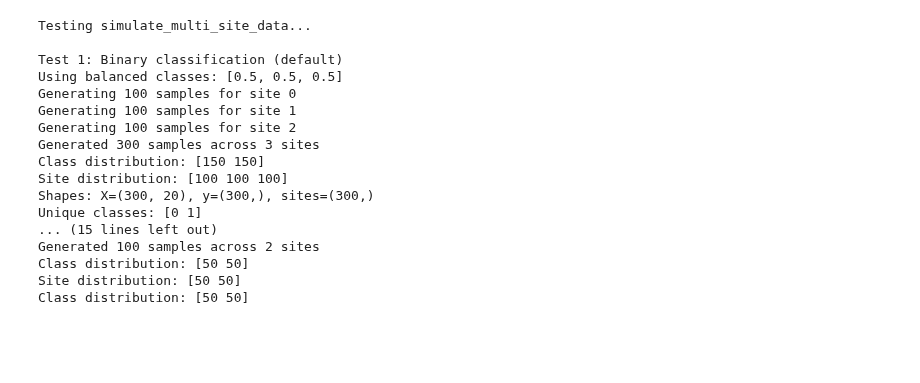
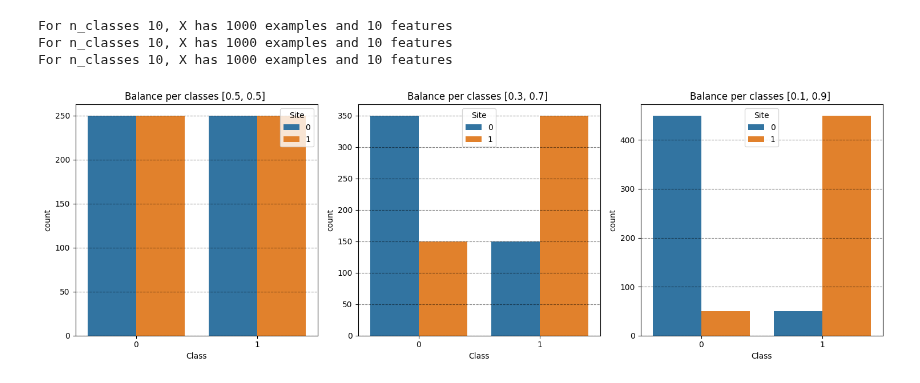
Before and after one commit to N-Nieto/UniHarmony, a Jupyter notebook: examples/generate_multisite_data_example.ipynb, the cells around one changed output. Cells and saved outputs as stored; diff of their text form; code cells hidden in the pictures; blank space fills up the shorter version.

```diff
--- a/examples/generate_multisite_data_example.ipynb
+++ b/examples/generate_multisite_data_example.ipynb
@@ -8,55 +88,32 @@ from uniharmony import make_multisite_classification
 # %%
-# Quick test of the function
-print("Testing simulate_multi_site_data...")
+# In a binary classification problem, you need to set which
+# proportion of class 1 is present in that site.
+# Thus, the number of elements in the list must match the number of sites.
+fig, axes = plt.subplots(1, 3, figsize=[15, 5])
+balance_per_site_list = [[0.5, 0.5], [0.3, 0.7], [0.1, 0.9]]
+for idx, balance_per_site in enumerate(balance_per_site_list):
+    X, y, sites = make_multisite_classification(
+        balance_per_site=balance_per_site
+    )
+    print(
+        f"For n_classes {n_classes}, X has {X.shape[0]} examples and {X.shape[1]} features"  # noqa: E501
+    )
 
-# Test 1: Binary classification
-print("\nTest 1: Binary classification (default)")
-X1, y1, sites1 = make_multisite_classification(
-    n_sites=3,
-    n_samples=300,
-    n_features=20,
-    verbose=True,
-    site_effect_homogeneous=False,
-)
-print(f"Shapes: X={X1.shape}, y={y1.shape}, sites={sites1.shape}")
-print(f"Unique classes: {np.unique(y1)}")
-print(f"Unique sites: {np.unique(sites1)}")
+    df_plot = pd.DataFrame(
+        {
+            "Class": y,
+            "Site": sites,
+            "Feature 1": X[:, 0],
+            "Feature 2": X[:, 1],
+        }
+    )
+    sns.countplot(df_plot, x="Class", hue="Site", ax=axes[idx])
+    axes[idx].set_title(f"Balance per classes {balance_per_site} ")
+    axes[idx].grid(axis="y", color="black", alpha=0.5, linestyle="--")
 
-# Test 2: Multi-class classification
-print("\nTest 2: Multi-class classification")
-X2, y2, sites2 = make_multisite_classification(
-    n_sites=2,
-    n_samples=200,
-    n_features=15,
-    n_classes=3,
-    verbose=True,
-    site_effect_homogeneous=True,
-)
-print(f"Shapes: X={X2.shape}, y={y2.shape}, sites={sites2.shape}")
-print(f"Unique classes: {np.unique(y2)}")
-
-# Test 3: Custom class balance
-print("\nTest 3: Custom class balance")
-balance = [0.8, 0.2]  # 80% class 1 for both sites
-X3, y3, sites3 = make_multisite_classification(
-    n_sites=2, n_samples=100, balance_per_site=balance, verbose=True
-)
-print(f"Class distribution: {np.bincount(y3)}")
+plt.tight_layout()
 # %% [output]
-Testing simulate_multi_site_data...
-
-Test 1: Binary classification (default)
-Using balanced classes: [0.5, 0.5, 0.5]
-Generating 100 samples for site 0
-Generating 100 samples for site 1
-Generating 100 samples for site 2
-Generated 300 samples across 3 sites
-Class distribution: [150 150]
-Site distribution: [100 100 100]
-Shapes: X=(300, 20), y=(300,), sites=(300,)
-Unique classes: [0 1]
-... (15 lines left out)
-Generated 100 samples across 2 sites
-Class distribution: [50 50]
-Site distribution: [50 50]
-Class distribution: [50 50]
+For n_classes 10, X has 1000 examples and 10 features
+For n_classes 10, X has 1000 examples and 10 features
+For n_classes 10, X has 1000 examples and 10 features
+[figure, added]
```
Also changed, not shown: parts of 13 cells of this notebook, 9 other files.
